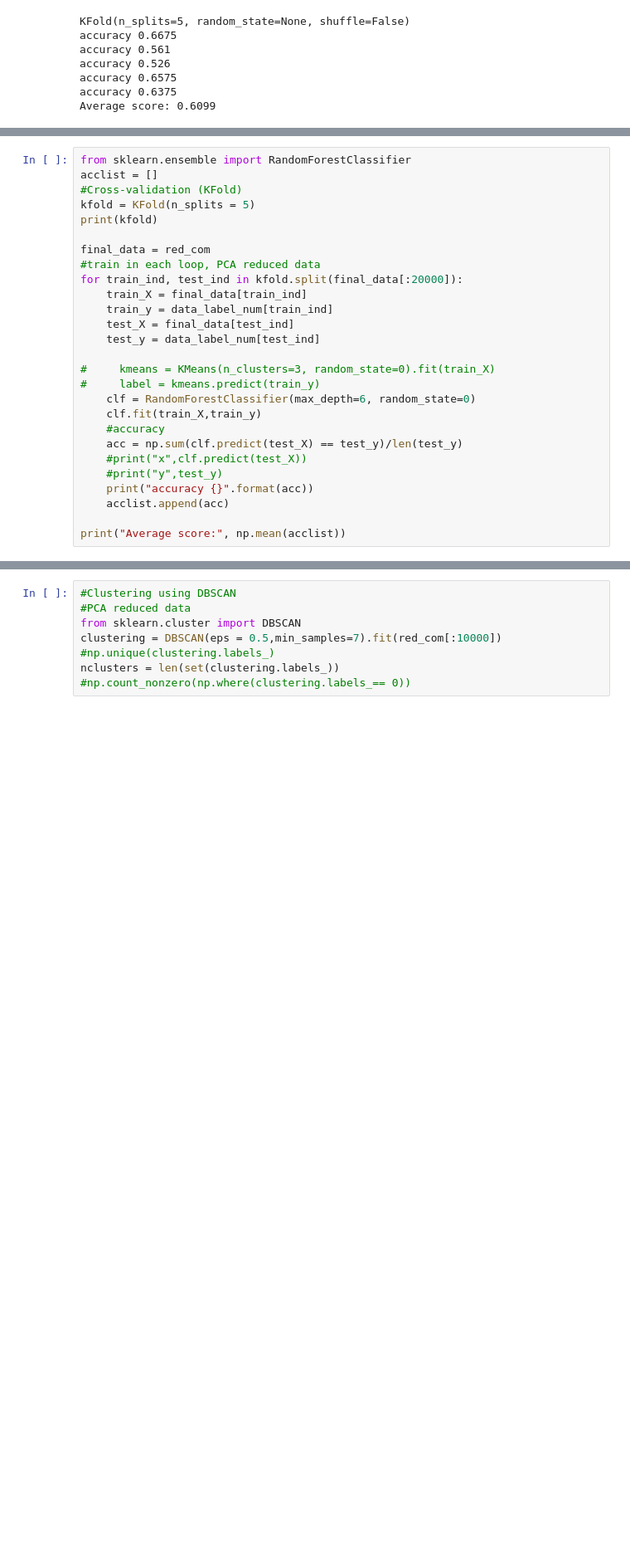
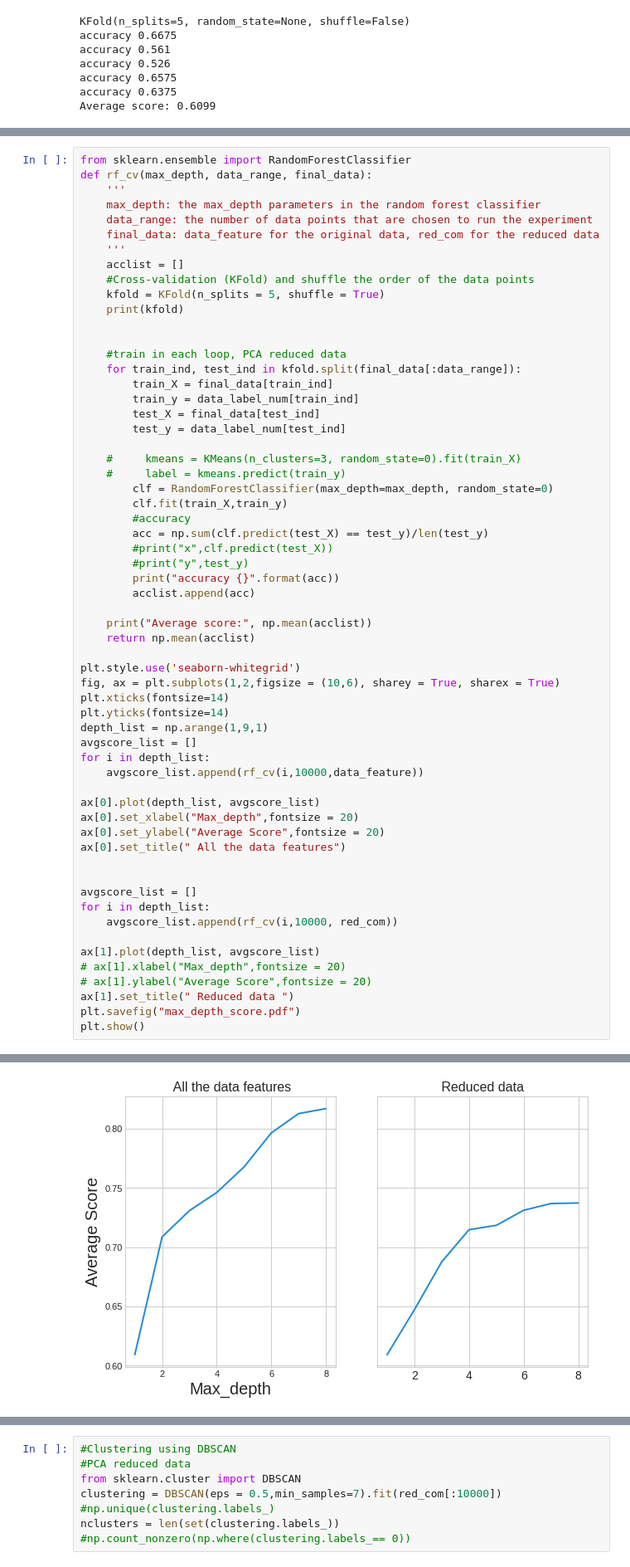
Before and after one commit to LiurongLin/IML_2022, a Jupyter notebook: A2/IML_Assignment_2.ipynb, the cells around one changed output, grey strips where cells are left out. Shown: that part at 83% size. Cells and saved outputs as stored; diff of their text form; blank space fills up the shorter version.

```diff
--- a/A2/IML_Assignment_2.ipynb
+++ b/A2/IML_Assignment_2.ipynb
@@ -203,28 +205,61 @@ Average score: 0.6099
 # %%
 from sklearn.ensemble import RandomForestClassifier
-acclist = []
-#Cross-validation (KFold)
-kfold = KFold(n_splits = 5)
-print(kfold)
+def rf_cv(max_depth, data_range, final_data):
+    '''
+    max_depth: the max_depth parameters in the random forest classifier
+    data_range: the number of data points that are chosen to run the experiment
+    final_data: data_feature for the original data, red_com for the reduced data
+    '''
+    acclist = []
+    #Cross-validation (KFold) and shuffle the order of the data points
+    kfold = KFold(n_splits = 5, shuffle = True)
+    print(kfold)
 
-final_data = red_com
-#train in each loop, PCA reduced data
-for train_ind, test_ind in kfold.split(final_data[:20000]):
-    train_X = final_data[train_ind]
-    train_y = data_label_num[train_ind]
-    test_X = final_data[test_ind]
-    test_y = data_label_num[test_ind]
 
-#     kmeans = KMeans(n_clusters=3, random_state=0).fit(train_X)
-#     label = kmeans.predict(train_y)
-    clf = RandomForestClassifier(max_depth=6, random_state=0)
-    clf.fit(train_X,train_y)
-    #accuracy
-    acc = np.sum(clf.predict(test_X) == test_y)/len(test_y)
-    #print("x",clf.predict(test_X))
-    #print("y",test_y)
-    print("accuracy {}".format(acc))
-    acclist.append(acc)
+    #train in each loop, PCA reduced data
+    for train_ind, test_ind in kfold.split(final_data[:data_range]):
+        train_X = final_data[train_ind]
+        train_y = data_label_num[train_ind]
+        test_X = final_data[test_ind]
+        test_y = data_label_num[test_ind]
 
-print("Average score:", np.mean(acclist))
+    #     kmeans = KMeans(n_clusters=3, random_state=0).fit(train_X)
+    #     label = kmeans.predict(train_y)
+        clf = RandomForestClassifier(max_depth=max_depth, random_state=0)
+        clf.fit(train_X,train_y)
+        #accuracy
+        acc = np.sum(clf.predict(test_X) == test_y)/len(test_y)
+        #print("x",clf.predict(test_X))
+        #print("y",test_y)
+        print("accuracy {}".format(acc))
+        acclist.append(acc)
+
+    print("Average score:", np.mean(acclist))
+    return np.mean(acclist)
+
+plt.style.use('seaborn-whitegrid')
+fig, ax = plt.subplots(1,2,figsize = (10,6), sharey = True, sharex = True)
+plt.xticks(fontsize=14)
+plt.yticks(fontsize=14)
+depth_list = np.arange(1,9,1)
+avgscore_list = []
+for i in depth_list:
+    avgscore_list.append(rf_cv(i,10000,data_feature))
+
+ax[0].plot(depth_list, avgscore_list)
+ax[0].set_xlabel("Max_depth",fontsize = 20)
+ax[0].set_ylabel("Average Score",fontsize = 20)
+ax[0].set_title(" All the data features")
+
+
+avgscore_list = []
+for i in depth_list:
+    avgscore_list.append(rf_cv(i,10000, red_com))
+
+ax[1].plot(depth_list, avgscore_list)
+# ax[1].xlabel("Max_depth",fontsize = 20)
+# ax[1].ylabel("Average Score",fontsize = 20)
+ax[1].set_title(" Reduced data ")
+plt.savefig("max_depth_score.pdf")
+plt.show()
 # %% [output]
@@ -238,3 +283,4 @@ Average score: 0.70495
+[figure, added]
 # %%
 #using accuracy score defined by sklearn
 
```
Also changed, not shown: parts of 4 cells of this notebook.
